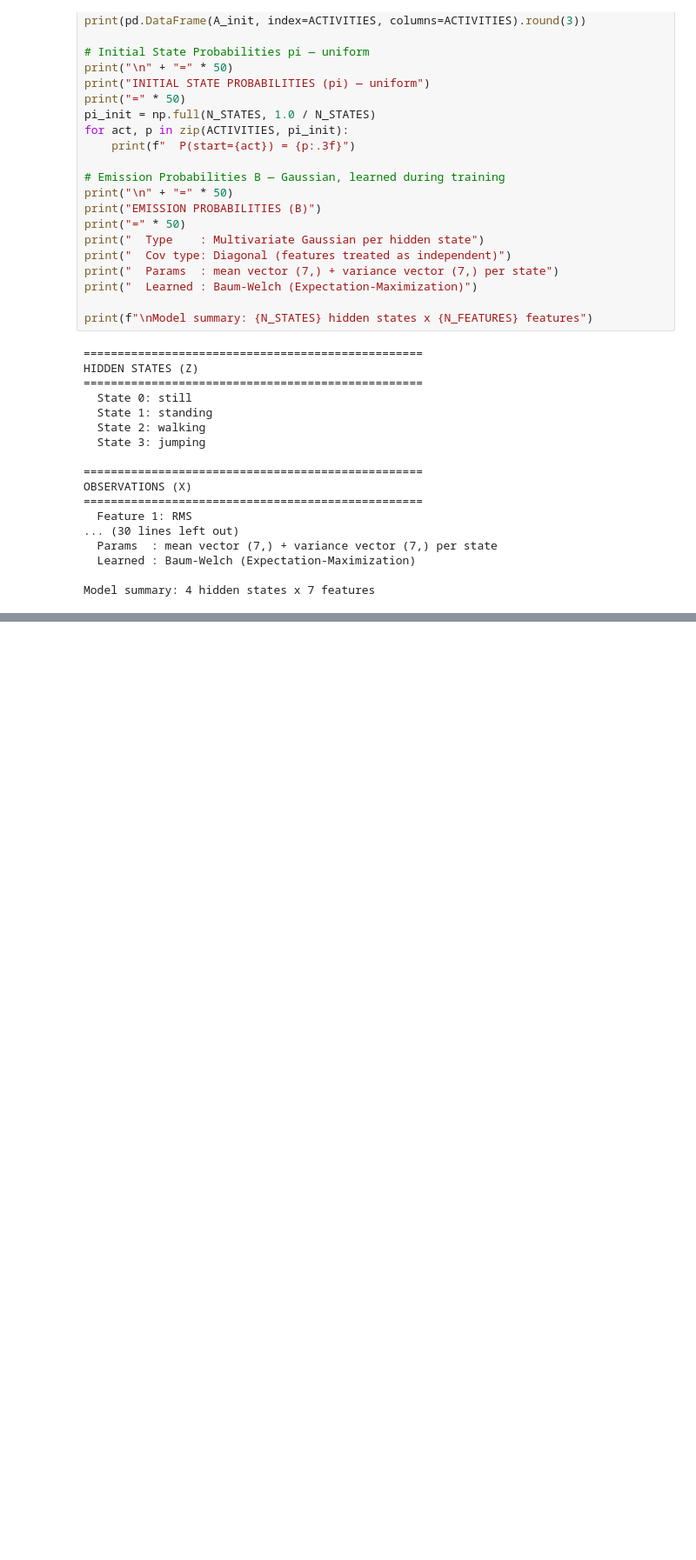
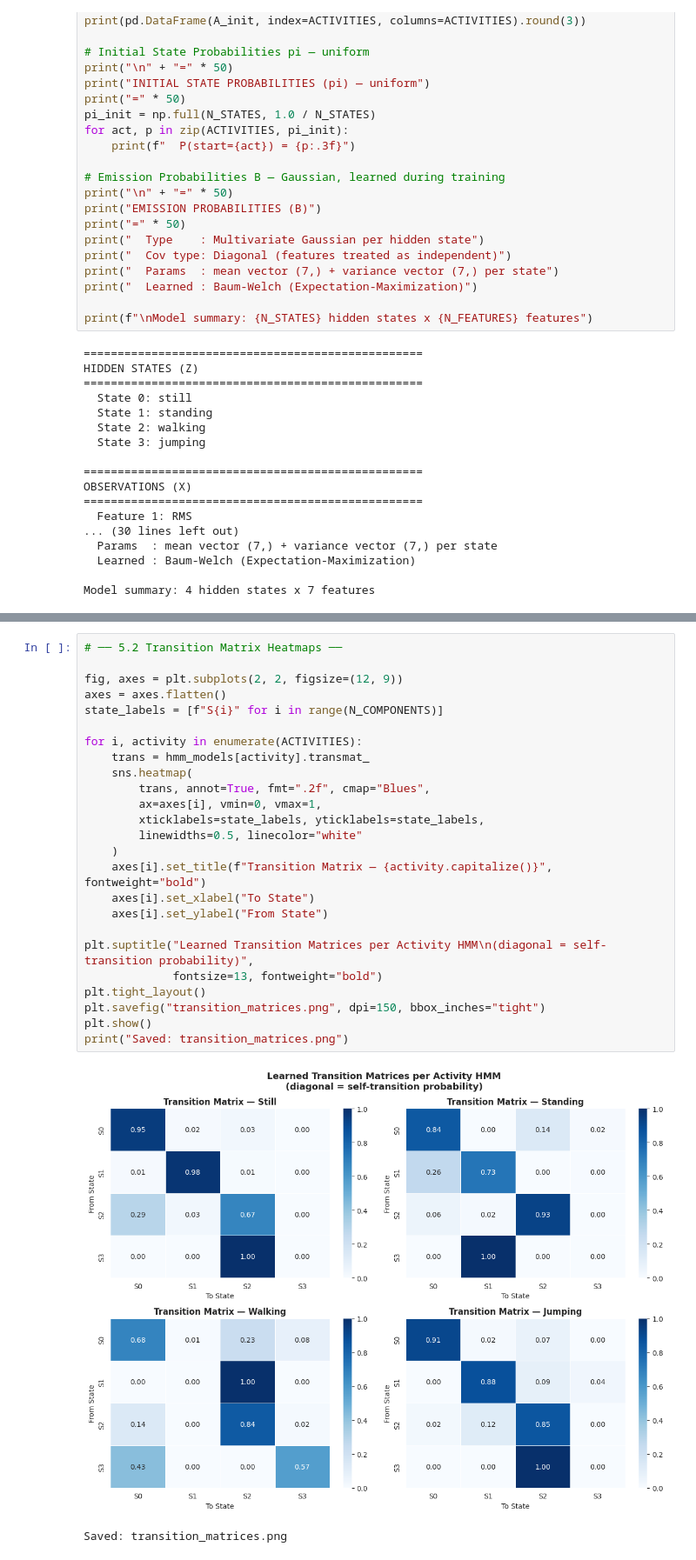
Before and after one commit to 1heodora-e/Hidden_Markov_Models_Formative, a Jupyter notebook: HMM_Activity_Recognition_Notebook.ipynb, the cells around one changed output, grey strips where cells are left out. Shown at 87% size. Cells and saved outputs as stored; diff of their text form; blank space fills up the shorter version.

Commit message:
Added Baum-Welch training with convergence check and learned transition matrix visualisations

```diff
--- a/HMM_Activity_Recognition_Notebook.ipynb
+++ b/HMM_Activity_Recognition_Notebook.ipynb
@@ -720,0 +804,28 @@ Model summary: 4 hidden states x 7 features
+# %%
+# ── 5.2 Transition Matrix Heatmaps ──
+
+fig, axes = plt.subplots(2, 2, figsize=(12, 9))
+axes = axes.flatten()
+state_labels = [f"S{i}" for i in range(N_COMPONENTS)]
+
+for i, activity in enumerate(ACTIVITIES):
+    trans = hmm_models[activity].transmat_
+    sns.heatmap(
+        trans, annot=True, fmt=".2f", cmap="Blues",
+        ax=axes[i], vmin=0, vmax=1,
+        xticklabels=state_labels, yticklabels=state_labels,
+        linewidths=0.5, linecolor="white"
+    )
+    axes[i].set_title(f"Transition Matrix — {activity.capitalize()}", fontweight="bold")
+    axes[i].set_xlabel("To State")
+    axes[i].set_ylabel("From State")
+
+plt.suptitle("Learned Transition Matrices per Activity HMM\n(diagonal = self-transition probability)",
+             fontsize=13, fontweight="bold")
+plt.tight_layout()
+plt.savefig("transition_matrices.png", dpi=150, bbox_inches="tight")
+plt.show()
+print("Saved: transition_matrices.png")
+# %% [output]
+[figure, added]
+Saved: transition_matrices.png
```
Also changed, not shown: parts of 6 cells of this notebook.
